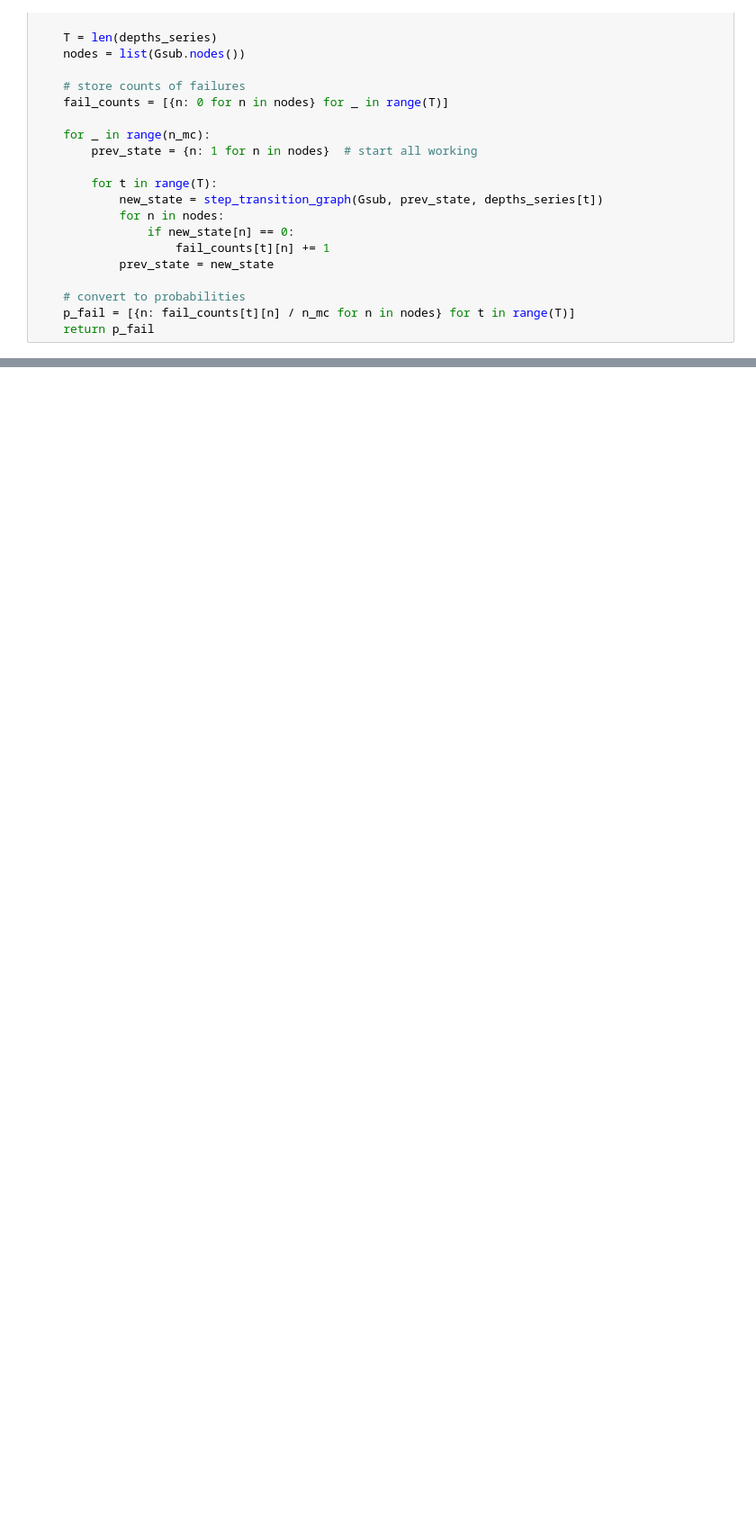
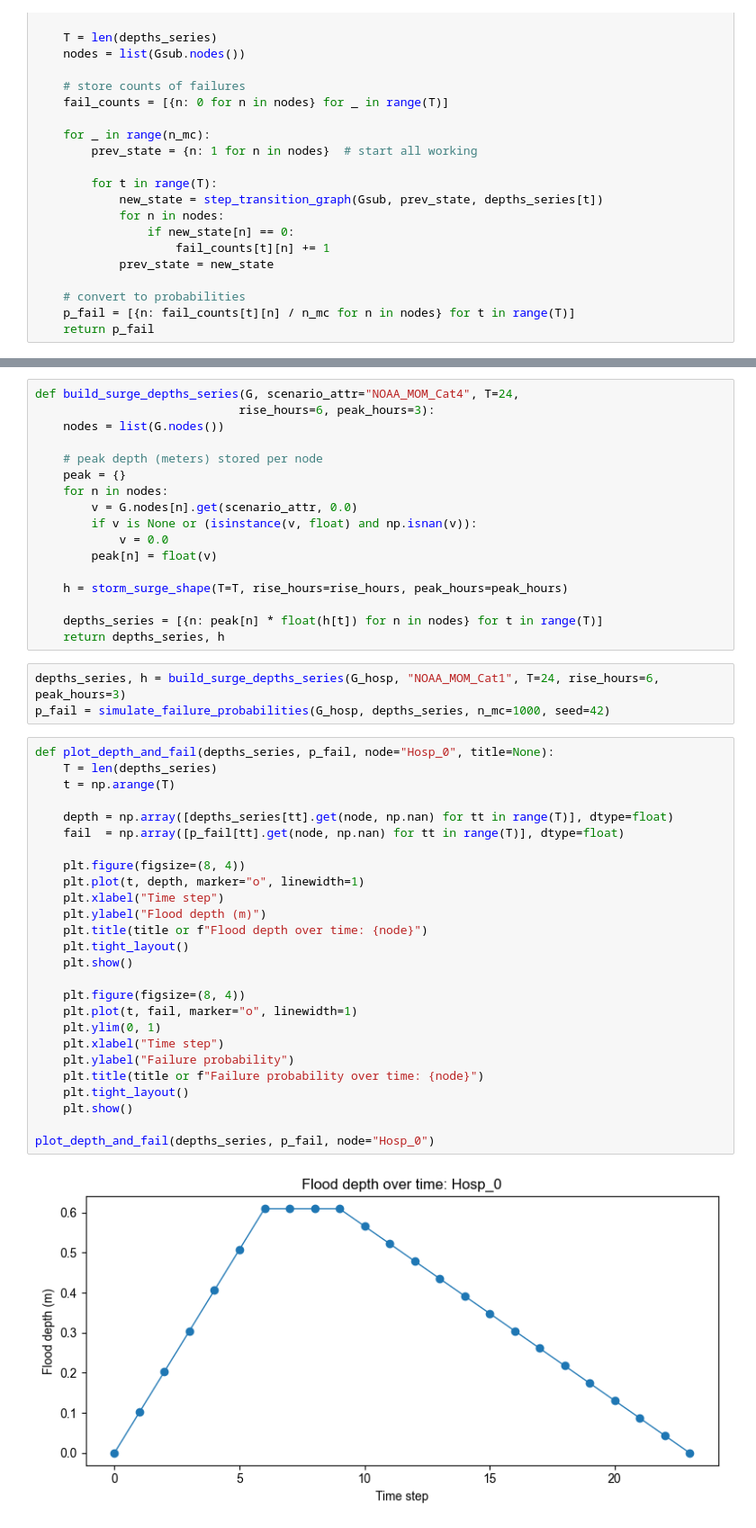
Before and after one commit to Sealxuyh/HCI-nexus, a Jupyter notebook: code/HCI_DBN.ipynb, the cells around one changed output, grey strips where cells are left out. Shown at 90% size. Cells and saved outputs as stored; diff of their text form; blank space fills up the shorter version.

```diff
--- a/code/HCI_DBN.ipynb
+++ b/code/HCI_DBN.ipynb
@@ -3136,0 +3430,48 @@ plot_node_timeseries(nodes_to_plot)
+# %%
+def build_surge_depths_series(G, scenario_attr="NOAA_MOM_Cat4", T=24,
+                             rise_hours=6, peak_hours=3):
+    nodes = list(G.nodes())
+
+    # peak depth (meters) stored per node
+    peak = {}
+    for n in nodes:
+        v = G.nodes[n].get(scenario_attr, 0.0)
+        if v is None or (isinstance(v, float) and np.isnan(v)):
+            v = 0.0
+        peak[n] = float(v)
+
+    h = storm_surge_shape(T=T, rise_hours=rise_hours, peak_hours=peak_hours)
+
+    depths_series = [{n: peak[n] * float(h[t]) for n in nodes} for t in range(T)]
+    return depths_series, h
+# %%
+depths_series, h = build_surge_depths_series(G_hosp, "NOAA_MOM_Cat1", T=24, rise_hours=6, peak_hours=3)
+p_fail = simulate_failure_probabilities(G_hosp, depths_series, n_mc=1000, seed=42)
+# %%
+def plot_depth_and_fail(depths_series, p_fail, node="Hosp_0", title=None):
+    T = len(depths_series)
+    t = np.arange(T)
+
+    depth = np.array([depths_series[tt].get(node, np.nan) for tt in range(T)], dtype=float)
+    fail  = np.array([p_fail[tt].get(node, np.nan) for tt in range(T)], dtype=float)
+
+    plt.figure(figsize=(8, 4))
+    plt.plot(t, depth, marker="o", linewidth=1)
+    plt.xlabel("Time step")
+    plt.ylabel("Flood depth (m)")
+    plt.title(title or f"Flood depth over time: {node}")
+    plt.tight_layout()
+    plt.show()
+
+    plt.figure(figsize=(8, 4))
+    plt.plot(t, fail, marker="o", linewidth=1)
+    plt.ylim(0, 1)
+    plt.xlabel("Time step")
+    plt.ylabel("Failure probability")
+    plt.title(title or f"Failure probability over time: {node}")
+    plt.tight_layout()
+    plt.show()
+
+plot_depth_and_fail(depths_series, p_fail, node="Hosp_0")
+# %% [output]
+[figure, added]
```
Also changed, not shown: parts of 48 cells of this notebook.
